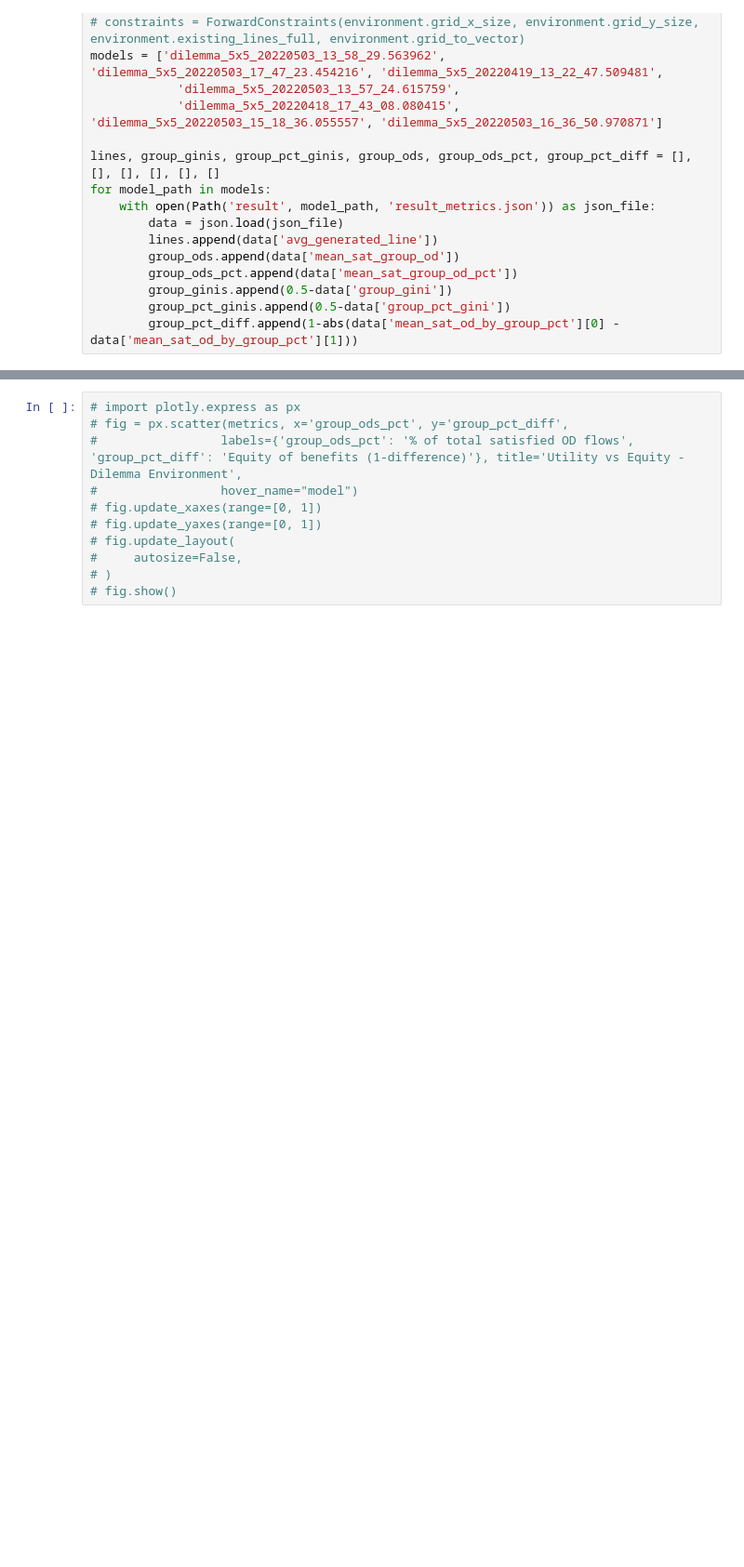
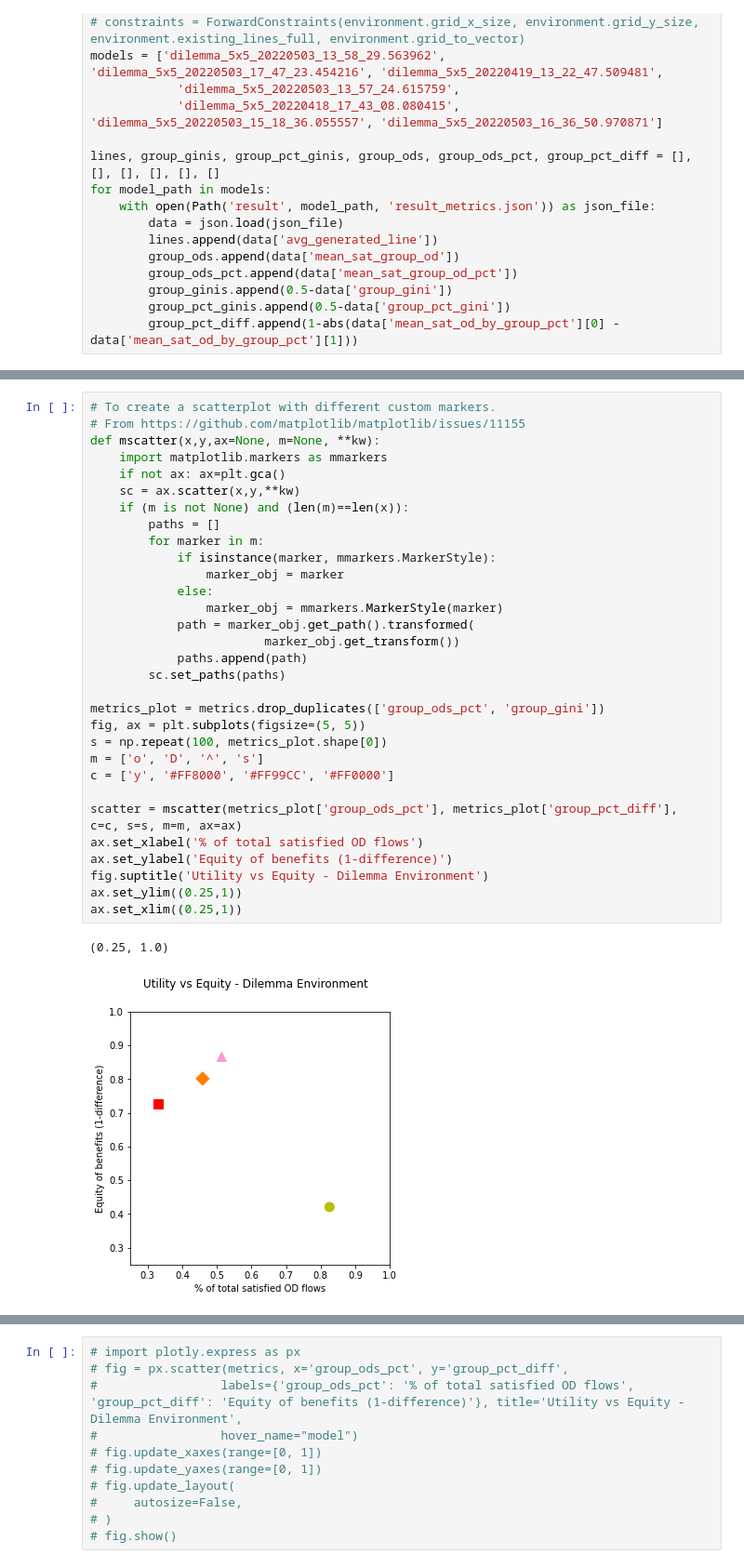
Before and after one commit to dimichai/fair-network-expansion, a Jupyter notebook: result_plotter.ipynb, the cells around one changed output, grey strips where cells are left out. Shown at 93% size. Drawn from its saved outputs; the diff is of its cells as text; blank space fills up the shorter version.

```diff
--- a/result_plotter.ipynb
+++ b/result_plotter.ipynb
@@ -36,3 +36,37 @@ metrics
 | 4 | dilemma_5x5_20220418_17_43_08.080415 | [[0, 0], [0, 1], [0, 2], [0, 3], ... | 9.0 | 0.825688 | 0.111111 | 0.285223 | 0.420760 |
 | 5 | dilemma_5x5_20220503_15_18_36.055557 | [[0, 0], [0, 1], [0, 2], [0, 3], ... | 5.6 | 0.513761 | 0.285714 | 0.439189 | 0.866543 |
 | 6 | dilemma_5x5_20220503_16_36_50.970871 | [[0, 2], [0, 3], [0, 4], [1, 2], ... | 3.6 | 0.330275 | 0.388889 | 0.329873 | 0.726599 |
+# %%
+# To create a scatterplot with different custom markers.
+# From https://github.com/matplotlib/matplotlib/issues/11155
+def mscatter(x,y,ax=None, m=None, **kw):
+    import matplotlib.markers as mmarkers
+    if not ax: ax=plt.gca()
+    sc = ax.scatter(x,y,**kw)
+    if (m is not None) and (len(m)==len(x)):
+        paths = []
+        for marker in m:
+            if isinstance(marker, mmarkers.MarkerStyle):
+                marker_obj = marker
+            else:
+                marker_obj = mmarkers.MarkerStyle(marker)
+            path = marker_obj.get_path().transformed(
+                        marker_obj.get_transform())
+            paths.append(path)
+        sc.set_paths(paths)
+
+metrics_plot = metrics.drop_duplicates(['group_ods_pct', 'group_gini'])
+fig, ax = plt.subplots(figsize=(5, 5))
+s = np.repeat(100, metrics_plot.shape[0])
+m = ['o', 'D', '^', 's']
+c = ['y', '#FF8000', '#FF99CC', '#FF0000']
+
+scatter = mscatter(metrics_plot['group_ods_pct'], metrics_plot['group_pct_diff'], c=c, s=s, m=m, ax=ax)
+ax.set_xlabel('% of total satisfied OD flows')
+ax.set_ylabel('Equity of benefits (1-difference)')
+fig.suptitle('Utility vs Equity - Dilemma Environment')
+ax.set_ylim((0.25,1))
+ax.set_xlim((0.25,1))
+# %% [output]
+(0.25, 1.0)
+[figure, added]
```
Also changed, not shown: parts of 6 cells of this notebook, 1 other file.
